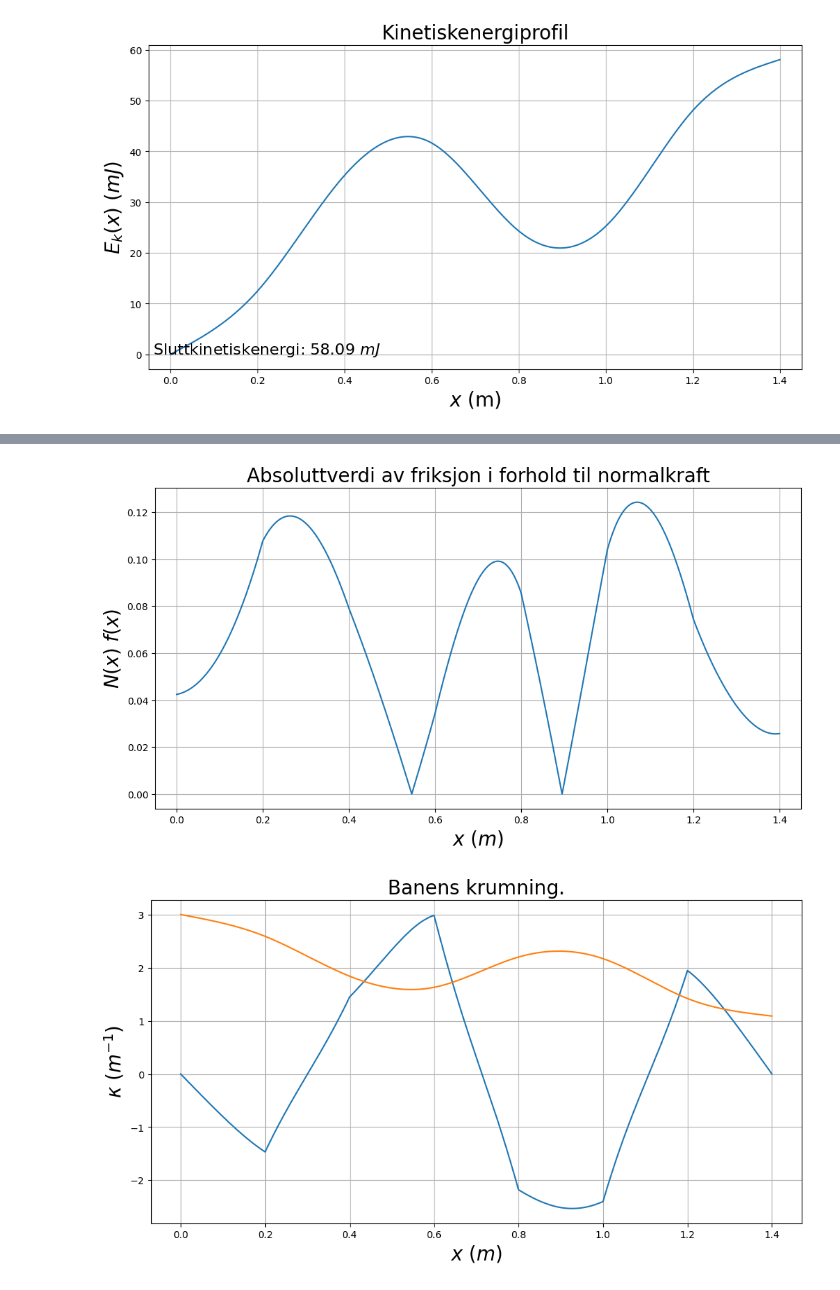
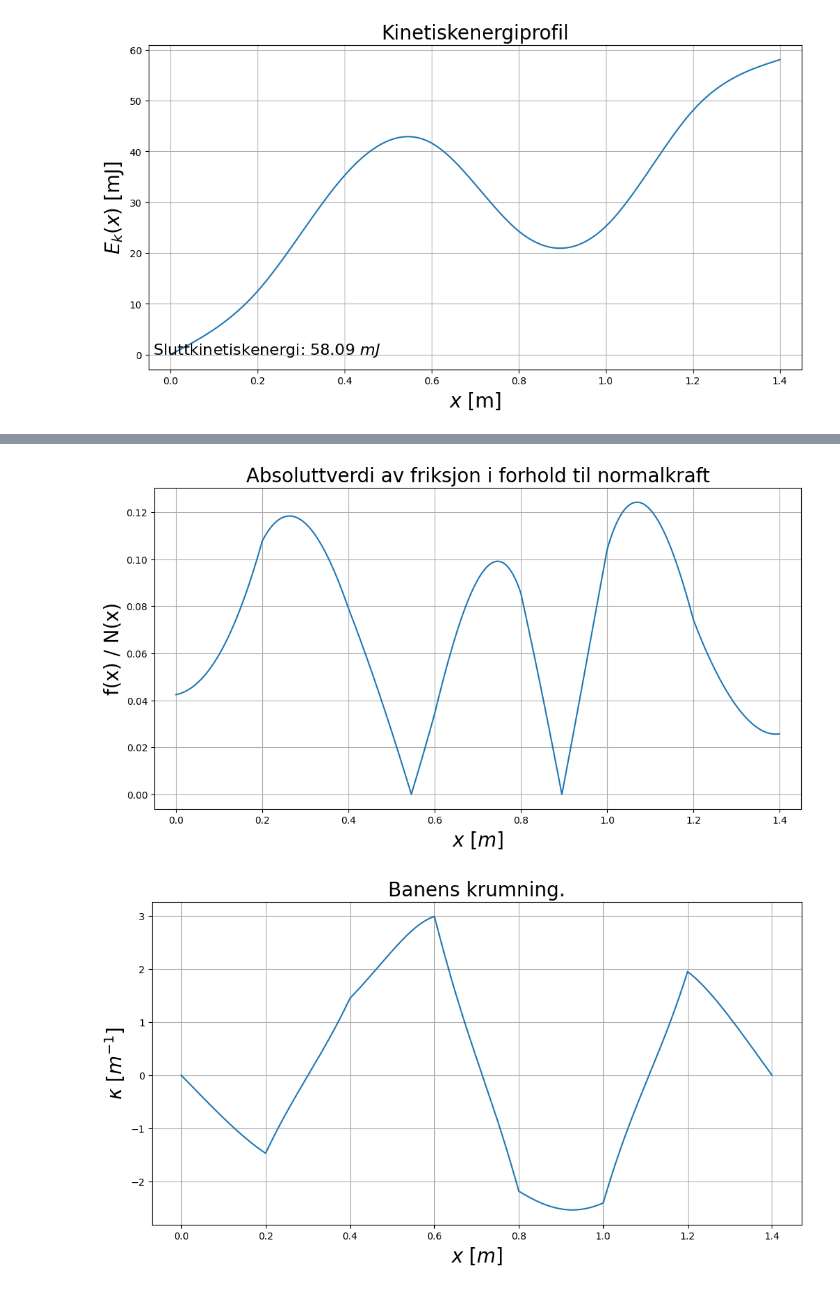
Before and after one commit to Lorangs/FysikkLab, a Jupyter notebook: Rapportmal/el_rapporto.ipynb, the cells around one changed output, grey strips where cells are left out. Drawn from its saved outputs; the diff is of its cells as text; code cells hidden in the pictures.

```diff
--- a/Rapportmal/el_rapporto.ipynb
+++ b/Rapportmal/el_rapporto.ipynb
@@ -208,26 +215,26 @@ plt.show()
 normalkraftProfil2 = plt.figure('f(x)/N(x)',figsize=(12,6))
 plt.plot(x, np.abs(friksjon/normalkraft))
 plt.title('Absoluttverdi av friksjon i forhold til normalkraft', fontsize=20)
-plt.xlabel('$x$ $(m)$',fontsize=20)
-plt.ylabel('$N(x)$ $f(x)$',fontsize=20)
+plt.xlabel('$x$ $[m]$',fontsize=20)
+plt.ylabel('f(x) / N(x)',fontsize=20)
 #plt.ylim(0,300)
 plt.xlim(-0.050,1.450)
 plt.grid()
 plt.show()
 # %% [output]
-[figure, old version]
+[figure, new version]
 # %%
 # Plotting av krumning
 KrumningsProfil = plt.figure('$\kappa$',figsize=(12,6))
-plt.plot(x, K, label = "$\kappa$")
-plt.plot(x, y*10, label = "$\kappa$")
+plt.plot(x, K, label = "$\kappa$",)
+#plt.plot(x, y*10, label = "$\kappa$")
 plt.title ("Banens krumning.", fontsize = 20)
-plt.xlabel ("$x$ $(m)$", fontsize = 20)
-plt.ylabel ("$\kappa$ $(m^{-1})$", fontsize = 20)
+plt.xlabel ("$x$ $[m]$", fontsize = 20)
+plt.ylabel ("$\kappa$ $[m^{-1}]$", fontsize = 20)
 plt.grid()
 plt.show ()
 # %% [output]
-[figure, old version]
+[figure, new version]
 # %%
 #beregning av sluttid
 def slutt_tid():
```
Also changed, not shown: parts of 9 cells of this notebook.
